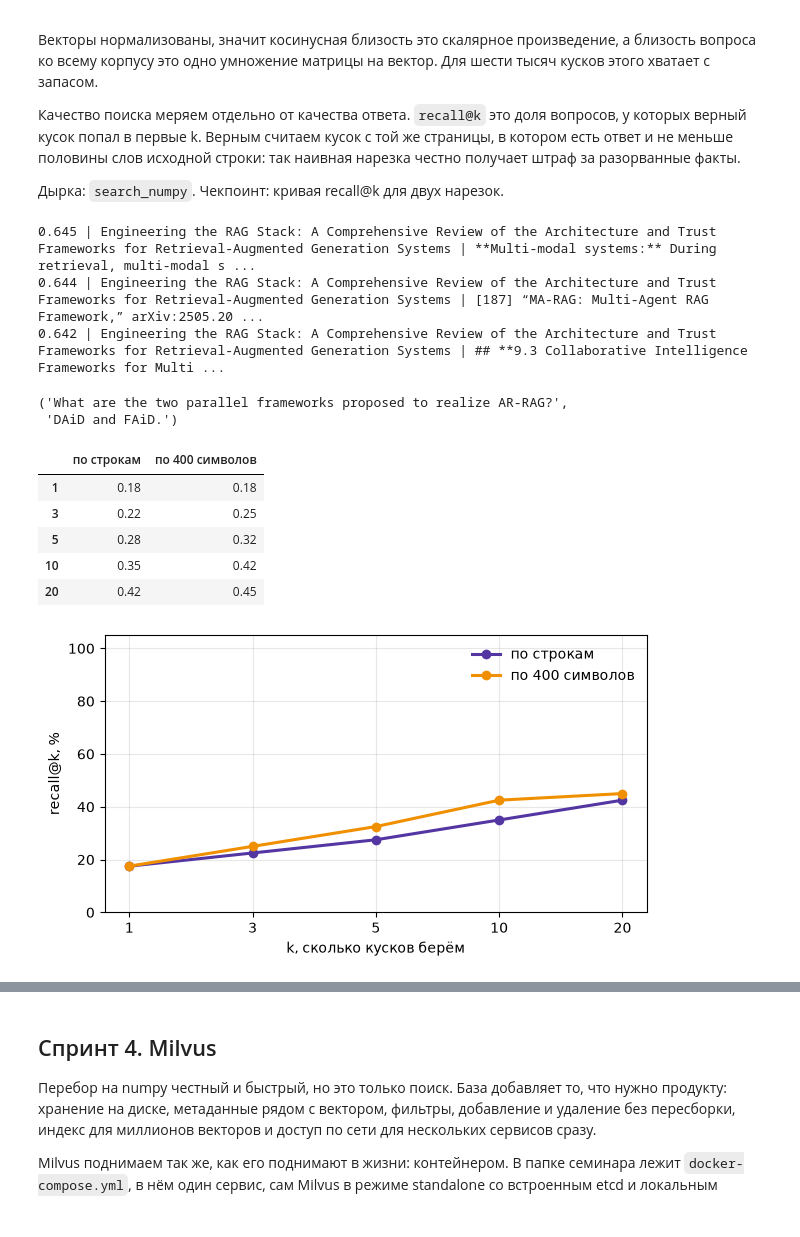
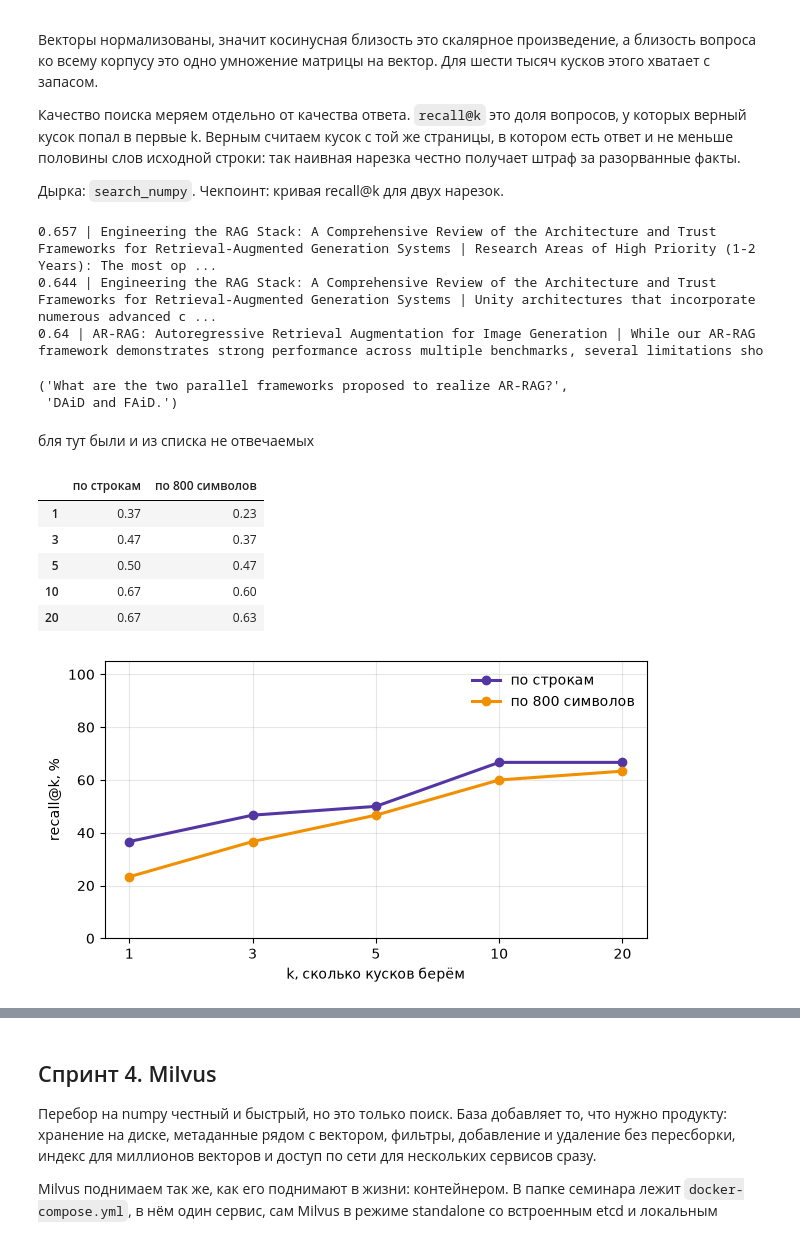
Before and after one commit to FastSnake0/AgentRAG, a Jupyter notebook: agents_rag.ipynb, the cells around one changed output, grey strips where cells are left out. Drawn from its saved outputs; the diff is of its cells as text; code cells hidden in the pictures.

```diff
--- a/agents_rag.ipynb
+++ b/agents_rag.ipynb
@@ -216,19 +278,3 @@ tasks = [t for t in tasks if t.get("id") in allowed_ids]
 print("После фильтрации:", len(tasks))
 # %% [output]
 После фильтрации: 40
-# %%
-def chunk_lines(doc):
-    chunks, section = [], ""
-    for line in doc["text"].splitlines():
-        line = " ".join(line.split())
-        if line.startswith("="):
-            section = line.strip('= ')
-        elif len(line) > 40:
-            chunks.append({
-                "doc_id": doc["doc_id"],
-                "title":  doc["title"],
-                "section": section,
-                "url":    doc["url"],
-                "text":   line,
-            })
-    return chunks
@@ -239,14 +280,0 @@ print("====== 2 + 2 == 4".strip('= '))
-# %%
-def chunk_chars(doc, size=400, overlap=0):
-    text = " ".join(doc["text"].split())
-    step = size - overlap
-    return [
-        {
-            "doc_id": doc["doc_id"],
-            "title":  doc["title"],
-            "section": "",
-            "url":    doc["url"],
-            "text":   text[i:i + size],
-        }
-        for i in range(0, len(text), step)
-    ]
@@ -264,0 +482,9 @@ len(line_chunks), len(char_chunks), line_chunks[100]
+# %%
+corpus = load_jsonl("structured_corpus.jsonl")
+
+clean = preprocess(corpus, drop_references=True)
+
+line_chunks = [c for p in clean for c in chunk_lines(p)]
+char_chunks = [c for p in clean for c in chunk_chars(p, size=400, overlap=100)]
+
+len(line_chunks), len(char_chunks), line_chunks[100]
@@ -390,30 +623,32 @@ def is_gold(chunk, task):
 
 def recall_curve(chunks, vectors, ks=(1, 3, 5, 10, 20)):
     ranked = [[i for i, _ in search_numpy(q, vectors, max(ks))] for q in q_vecs]
-    return {k: float(np.mean([any(is_gold(chunks[i], t) for i in r[:k]) for r, t in zip(ranked, tasks)])) for k in ks}
+    return {k: float(np.mean([any(is_gold(chunks[i], t) for i in r[:k]) for r, t in zip(ranked, [t for t in tasks if t["id"].startswith("q-")])])) for k in ks}
 
 for i, score in search_numpy(q_vecs[0], line_vecs, 3):
     print(round(score, 3), "|", line_chunks[i]["title"], "|", line_chunks[i]["text"][:110])
 tasks[0]["question"], tasks[0]["answer"]
 # %% [output]
-0.645 | Engineering the RAG Stack: A Comprehensive Review of the Architecture and Trust Frameworks for Retrieval-Augmented Generation Systems | **Multi-modal systems:** During retrieval, multi-modal s ...
-0.644 | Engineering the RAG Stack: A Comprehensive Review of the Architecture and Trust Frameworks for Retrieval-Augmented Generation Systems | [187] “MA-RAG: Multi-Agent RAG Framework,” arXiv:2505.20 ...
-0.642 | Engineering the RAG Stack: A Comprehensive Review of the Architecture and Trust Frameworks for Retrieval-Augmented Generation Systems | ## **9.3 Collaborative Intelligence Frameworks for Multi ...
+0.657 | Engineering the RAG Stack: A Comprehensive Review of the Architecture and Trust Frameworks for Retrieval-Augmented Generation Systems | Research Areas of High Priority (1-2 Years): The most op ...
+0.644 | Engineering the RAG Stack: A Comprehensive Review of the Architecture and Trust Frameworks for Retrieval-Augmented Generation Systems | Unity architectures that incorporate numerous advanced c ...
+0.64 | AR-RAG: Autoregressive Retrieval Augmentation for Image Generation | While our AR-RAG framework demonstrates strong performance across multiple benchmarks, several limitations sho
 ('What are the two parallel frameworks proposed to realize AR-RAG?',
  'DAiD and FAiD.')
+# %% [markdown]
+бля тут были и из списка не отвечаемых
 # %%
-curves = {"по строкам": recall_curve(line_chunks, line_vecs), "по 400 символов": recall_curve(char_chunks, char_vecs)}
+curves = {"по строкам": recall_curve(line_chunks, line_vecs), "по 800 символов": recall_curve(char_chunks, char_vecs)}
 fig, ax = plt.subplots(figsize=(7, 3.6))
 for (name, curve), color in zip(curves.items(), [COLORS["violet"], COLORS["amber"]]):
     ax.plot([str(k) for k in curve], [v * 100 for v in curve.values()], marker="o", lw=2.2, color=color, label=name)
 ax.set_xlabel("k, сколько кусков берём"); ax.set_ylabel("recall@k, %"); ax.set_ylim(0, 105); ax.legend(frameon=False); ax.grid(alpha=0.3)
 fig.savefig("img/recall.png", dpi=150, bbox_inches="tight")
 pd.DataFrame(curves).round(2)
 # %% [output]
-|  | по строкам | по 400 символов |
-| 1 | 0.18 | 0.18 |
-| 3 | 0.22 | 0.25 |
-| 5 | 0.28 | 0.32 |
-| 10 | 0.35 | 0.42 |
-| 20 | 0.42 | 0.45 |
+|  | по строкам | по 800 символов |
+| 1 | 0.37 | 0.23 |
+| 3 | 0.47 | 0.37 |
+| 5 | 0.50 | 0.47 |
+| 10 | 0.67 | 0.60 |
+| 20 | 0.67 | 0.63 |
-[figure, old version]
+[figure, new version]
```
Also changed, not shown: parts of 28 cells of this notebook, 2 other files.
